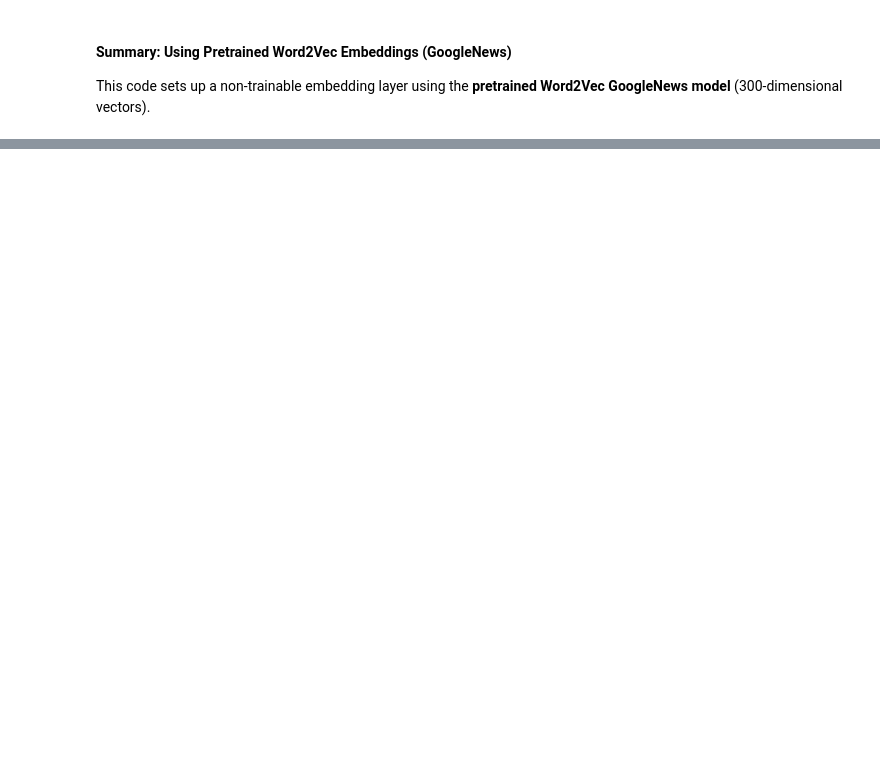
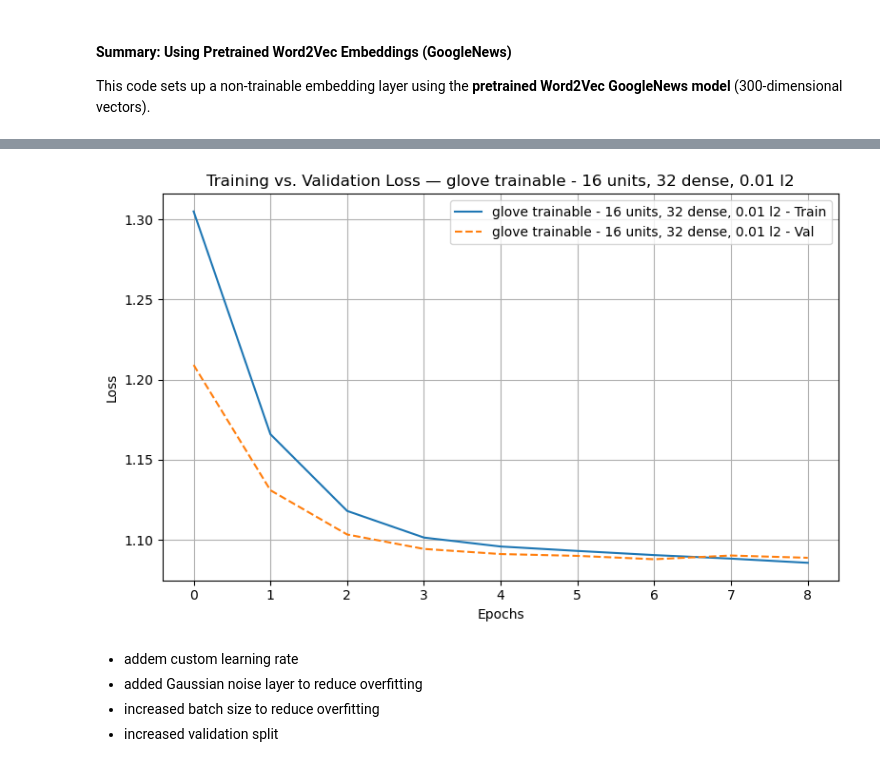
Before and after one commit to staerkjoe/NLP_Final, a Jupyter notebook: LSTM_BiLSTM.ipynb, the cells around one changed output, grey strips where cells are left out. Cells and saved outputs as stored; diff of their text form; code cells hidden in the pictures; blank space fills up the shorter version.

```diff
--- a/LSTM_BiLSTM.ipynb
+++ b/LSTM_BiLSTM.ipynb
@@ -367,0 +777,17 @@ Epoch 3/10
+# %%
+model8 = model_bilstm_trainable(
+    embedding_layer=embedding_glove_trainable,
+    dropout=0.6,
+    lstm_units=16,
+    dense_units=32,
+    l2_reg=0.01
+)
+
+history8 = model8.fit(
+    X_train, y_train,
+    epochs=10,
+    batch_size=128,
+    validation_split=0.2,
+    callbacks=[early_stop],
+    verbose=1
+)
@@ -367,0 +813,5 @@ Epoch 3/10
+# %%
+# plot the training history
+plot_individual_loss(history8, "glove trainable - 16 units, 32 dense, 0.01 l2")
+# %% [output]
+[figure, added]
@@ -367,0 +859,5 @@ Epoch 3/10
+# %% [markdown]
+- addem custom learning rate
+- added Gaussian noise layer to reduce overfitting
+- increased batch size to reduce overfitting
+- increased validation split
```
Also changed, not shown: parts of 72 cells of this notebook.
